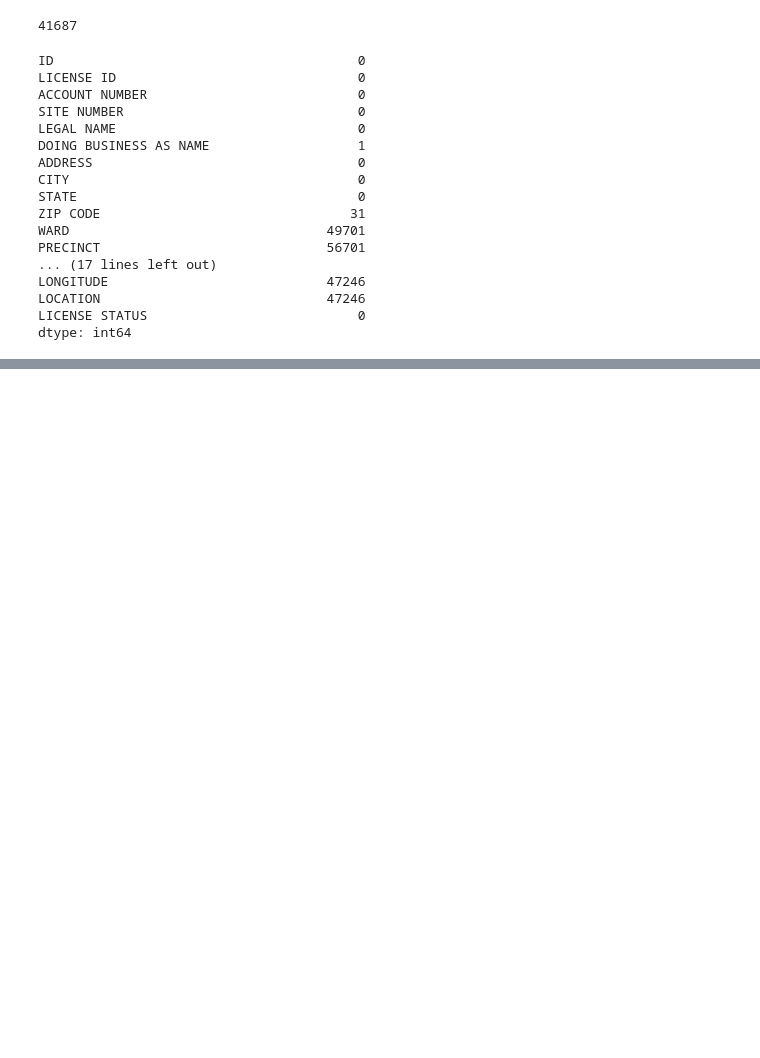
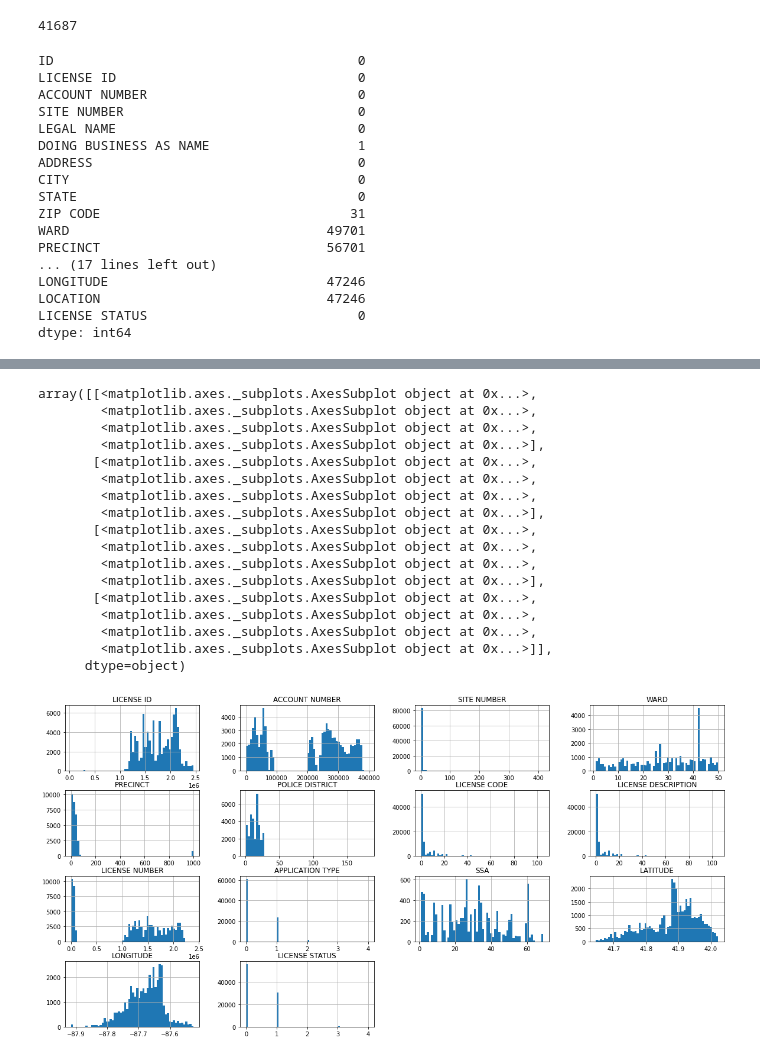
Before and after one commit to VivXwan/PepDSNotes, a Jupyter notebook: Hackathon 1/Hackathon_1.ipynb, the cells around one changed output, grey strips where cells are left out. Drawn from its saved outputs; the diff is of its cells as text; code cells hidden in the pictures; blank space fills up the shorter version.

```diff
--- a/Hackathon 1/Hackathon_1.ipynb
+++ b/Hackathon 1/Hackathon_1.ipynb
@@ -113,7 +112,8 @@ Index(['ID', 'LICENSE ID', 'ACCOUNT NUMBER', 'SITE NUMBER', 'LEGAL NAME',
        'LONGITUDE', 'LOCATION'],
       dtype='object')
 # %%
-nicht_raw_df = df_train
+import copy
+nicht_raw_df = copy.deepcopy(df_train)
 nicht_raw_df['LICENSE STATUS'][nicht_raw_df['LICENSE STATUS']=='AAI'] = 0
 nicht_raw_df['LICENSE STATUS'][nicht_raw_df['LICENSE STATUS']=='AAC'] = 1
 nicht_raw_df['LICENSE STATUS'][nicht_raw_df['LICENSE STATUS']=='REA'] = 2
@@ -181 +234,3 @@ dtype: int64
+# %%
+nicht_raw_df['LICENSE DESCRIPTION'] = nicht_raw_df['LICENSE DESCRIPTION'].astype('int')
 # %%
@@ -184,0 +253,7 @@ x.drop(['ID', 'ACCOUNT NUMBER', 'LEGAL NAME', 'DOING BUSINESS AS NAME', 'ADDRESS
+# %%
+count = 0;
+for c in nicht_raw_df['LICENSE CODE'].unique():
+  y = nicht_raw_df['LICENSE CODE']
+  y[y==c] = count
+  count +=1
+nicht_raw_df['LICENSE CODE'] = nicht_raw_df['LICENSE CODE'].astype('int')
@@ -184,0 +282,7 @@ x.drop(['ID', 'ACCOUNT NUMBER', 'LEGAL NAME', 'DOING BUSINESS AS NAME', 'ADDRESS
+# %%
+count = 0;
+for c in nicht_raw_df['APPLICATION TYPE'].unique():
+  y = nicht_raw_df['APPLICATION TYPE']
+  y[y==c] = count
+  count +=1
+nicht_raw_df['APPLICATION TYPE'] = nicht_raw_df['APPLICATION TYPE'].astype('int')
@@ -184,0 +312,21 @@ x.drop(['ID', 'ACCOUNT NUMBER', 'LEGAL NAME', 'DOING BUSINESS AS NAME', 'ADDRESS
+# %%
+nicht_raw_df.hist(bins = 60, figsize = (20,10))
+# %% [output]
+array([[<matplotlib.axes._subplots.AxesSubplot object at 0x...>,
+        <matplotlib.axes._subplots.AxesSubplot object at 0x...>,
+        <matplotlib.axes._subplots.AxesSubplot object at 0x...>,
+        <matplotlib.axes._subplots.AxesSubplot object at 0x...>],
+       [<matplotlib.axes._subplots.AxesSubplot object at 0x...>,
+        <matplotlib.axes._subplots.AxesSubplot object at 0x...>,
+        <matplotlib.axes._subplots.AxesSubplot object at 0x...>,
+        <matplotlib.axes._subplots.AxesSubplot object at 0x...>],
+       [<matplotlib.axes._subplots.AxesSubplot object at 0x...>,
+        <matplotlib.axes._subplots.AxesSubplot object at 0x...>,
+        <matplotlib.axes._subplots.AxesSubplot object at 0x...>,
+        <matplotlib.axes._subplots.AxesSubplot object at 0x...>],
+       [<matplotlib.axes._subplots.AxesSubplot object at 0x...>,
+        <matplotlib.axes._subplots.AxesSubplot object at 0x...>,
+        <matplotlib.axes._subplots.AxesSubplot object at 0x...>,
+        <matplotlib.axes._subplots.AxesSubplot object at 0x...>]],
+      dtype=object)
+[figure, added]
```
Also changed, not shown: parts of 20 cells of this notebook.
